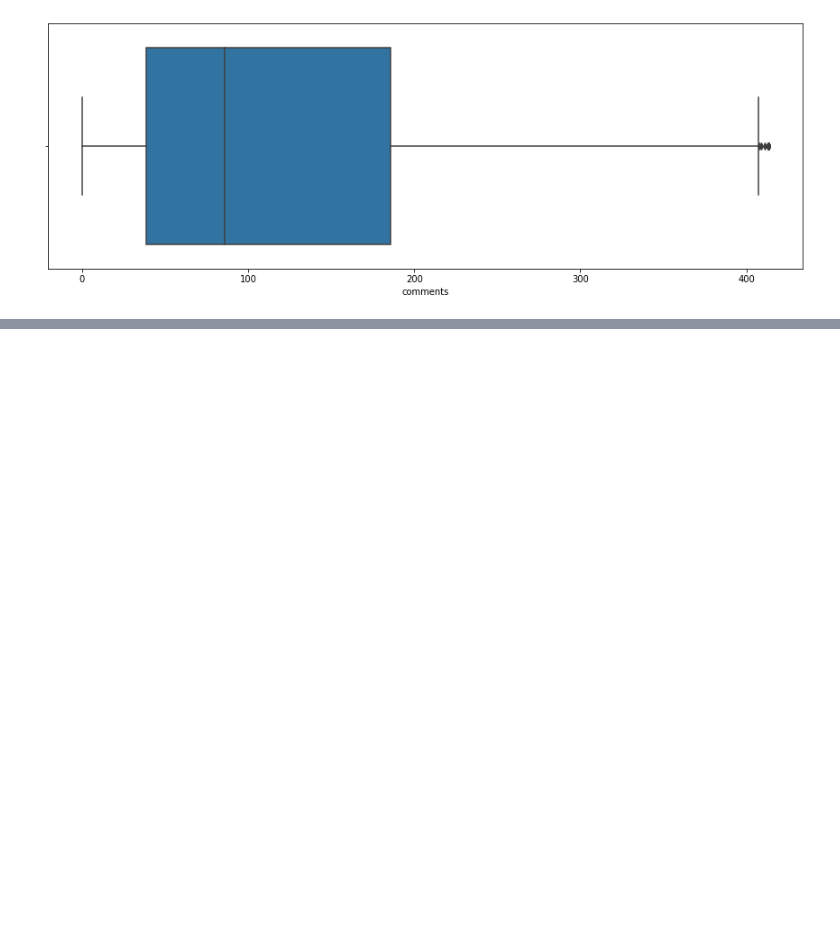
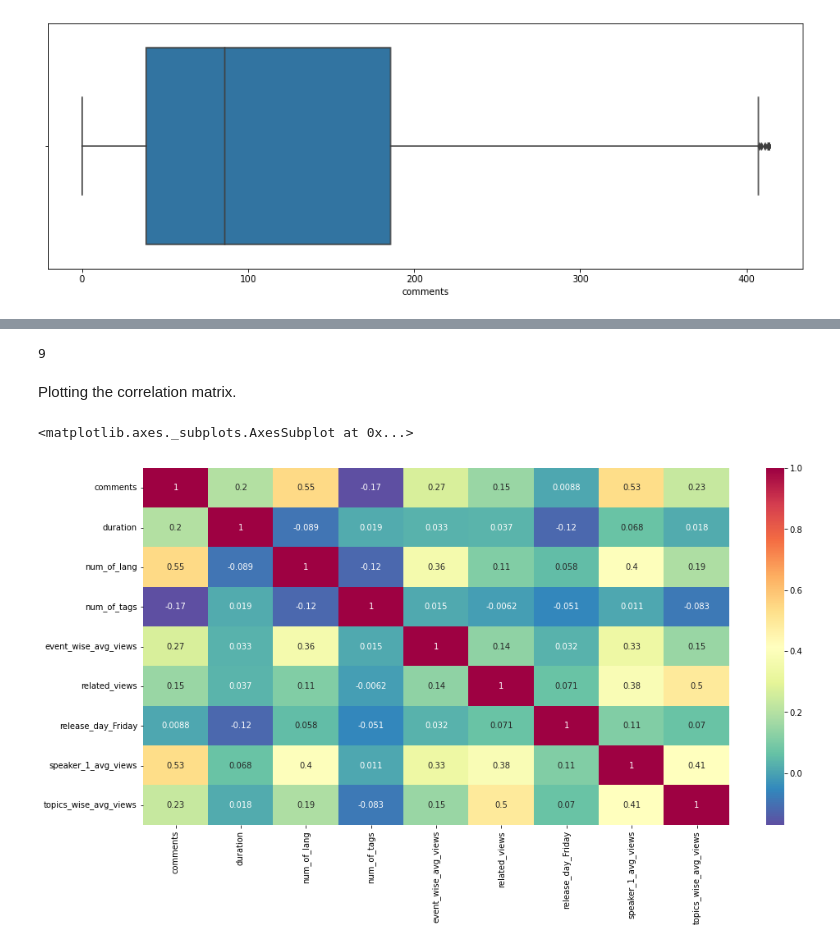
Before and after one commit to Shantanuh10/Ted-Talk-Views-Prediction-Project, a Jupyter notebook: Capstone_project_2_Ted_Talks.ipynb, the cells around one changed output, grey strips where cells are left out. Cells and saved outputs as stored; diff of their text form; code cells hidden in the pictures; blank space fills up the shorter version.

```diff
--- a/Capstone_project_2_Ted_Talks.ipynb
+++ b/Capstone_project_2_Ted_Talks.ipynb
@@ -1025,0 +1081,20 @@ sns.boxplot(x=X['comments'])
+# %%
+#Let's take all the important features in a list.
+ll=['comments', 'duration', 'num_of_lang', 'num_of_tags','event_wise_avg_views',
+       'related_views', 'release_day_Friday','speaker_1_avg_views','topics_wise_avg_views']
+len(ll)
+# %% [output]
+9
+# %%
+#let's take the important features
+X=X[ll]
+# %% [markdown]
+Plotting the correlation matrix.
+# %%
+# Lets look at the correlation matrix now.
+fig = plt.figure(figsize=(16,8))
+ax = fig.add_subplot(111)
+sns.heatmap(X.corr(),annot=True, cmap='Spectral_r')
+# %% [output]
+<matplotlib.axes._subplots.AxesSubplot at 0x...>
+[figure, added]
```
Also changed, not shown: parts of 54 cells of this notebook.
